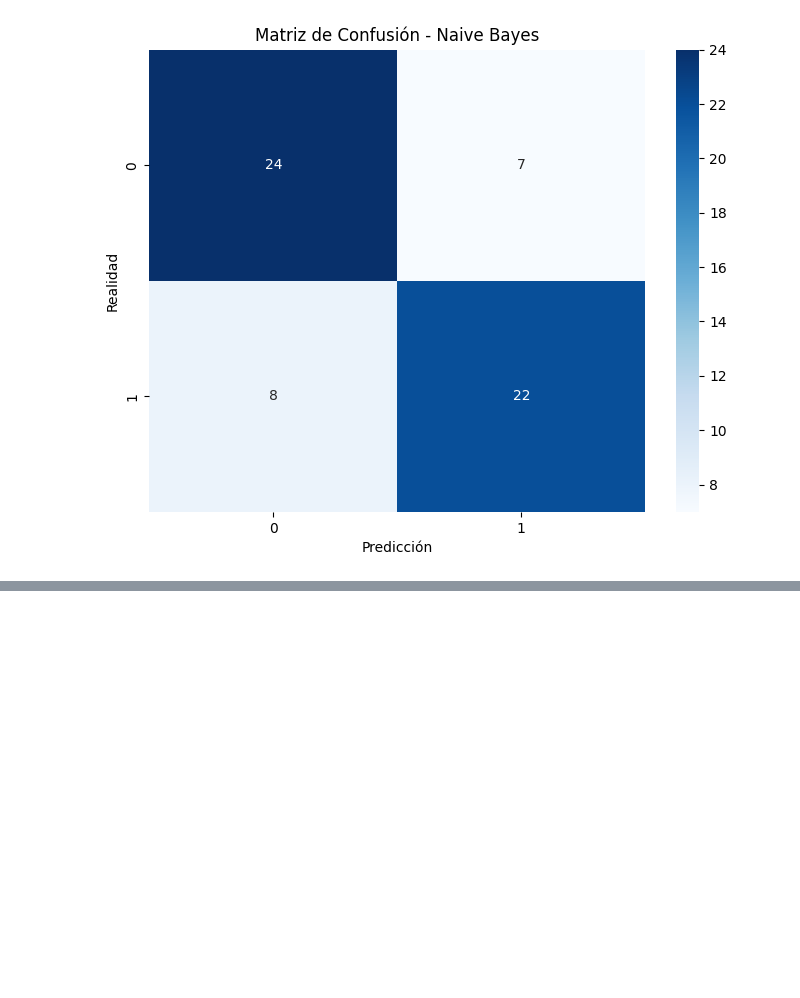
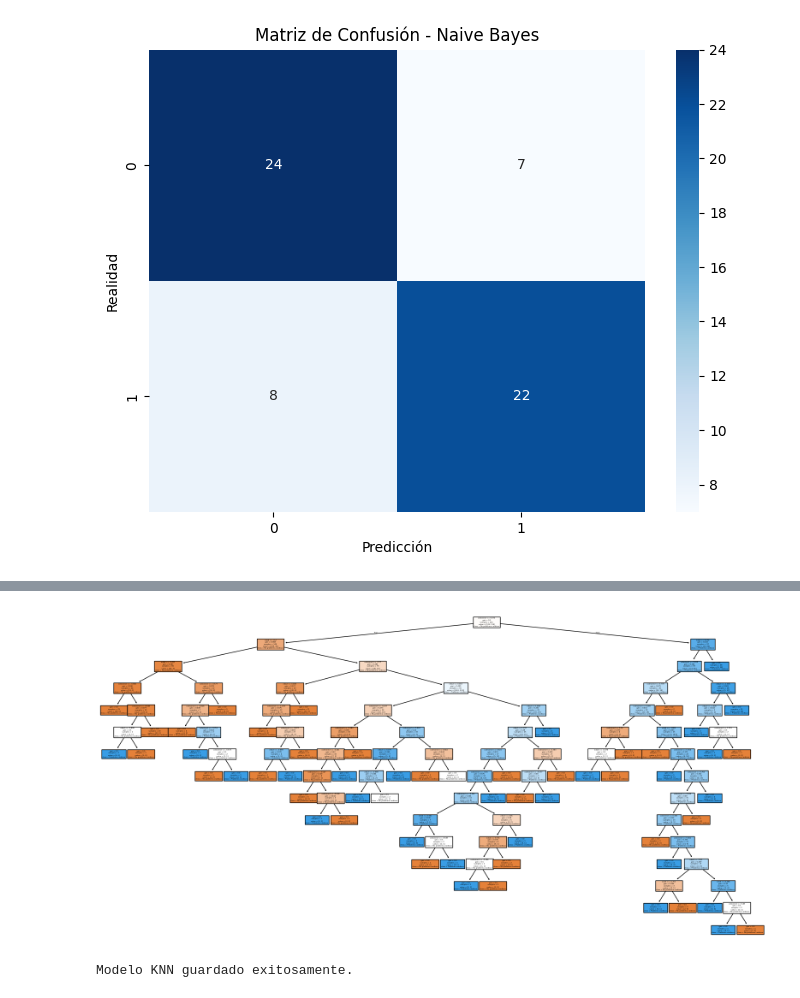
Before and after one commit to M4teoSandoval/Clase-Inteligencia-Artificiall, a Jupyter notebook: Cuaderno_8_Modelo_Naive_Bayes.ipynb, the cells around one changed output, grey strips where cells are left out. Saved outputs shown, nothing was run; the diff lists cells and outputs as text; code cells hidden in the pictures; blank space fills up the shorter version.

```diff
--- a/Cuaderno_8_Modelo_Naive_Bayes.ipynb
+++ b/Cuaderno_8_Modelo_Naive_Bayes.ipynb
@@ -457,3 +600,24 @@ plt.show()
+# %%
+# prompt: muestreme el arbol en pantalla de el modelo entrenado
+
+from sklearn.tree import plot_tree
+import matplotlib.pyplot as plt
+
+# Suponiendo que 'tree_model' es tu modelo de árbol de decisión entrenado
+plt.figure(figsize=(20, 10))  # Ajusta el tamaño de la figura según sea necesario
+plot_tree(tree_model, feature_names=['edad', 'colesterol'], class_names=['No problema cardiaco', 'Problema cardiaco'], filled=True)
+plt.show()
+# %% [output]
+[figure, added]
+# %%
+# prompt: guardar con joblib el modelo knn unicamente
+
+# Guardar el modelo KNN utilizando joblib
+joblib.dump(knn_model, 'knn_model.joblib')
+
+print("Modelo KNN guardado exitosamente.")
+# %% [output]
+Modelo KNN guardado exitosamente.
 # %% [markdown]
 ![imagen](https://encrypted-tbn0.gstatic.com/images?q=tbn:ANd9GcRRpxfeW-Gm0W37txPc4BNoaB4Aj4h2nz-9BA&s)
 # %%
```
Also changed, not shown: parts of 11 cells of this notebook.
